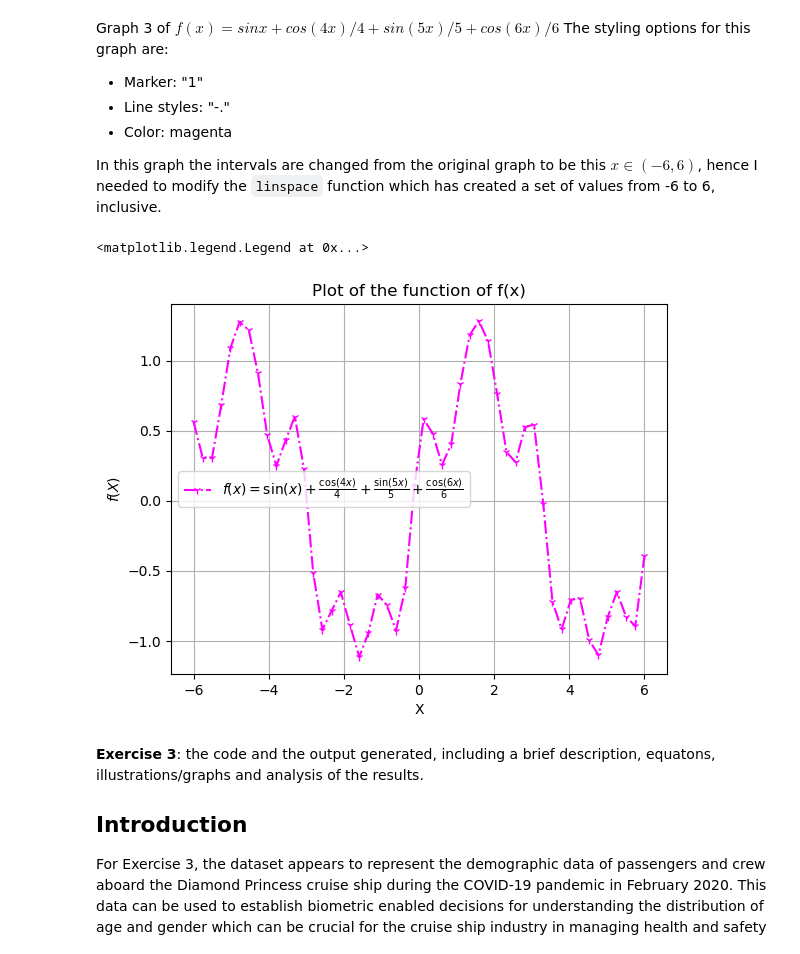
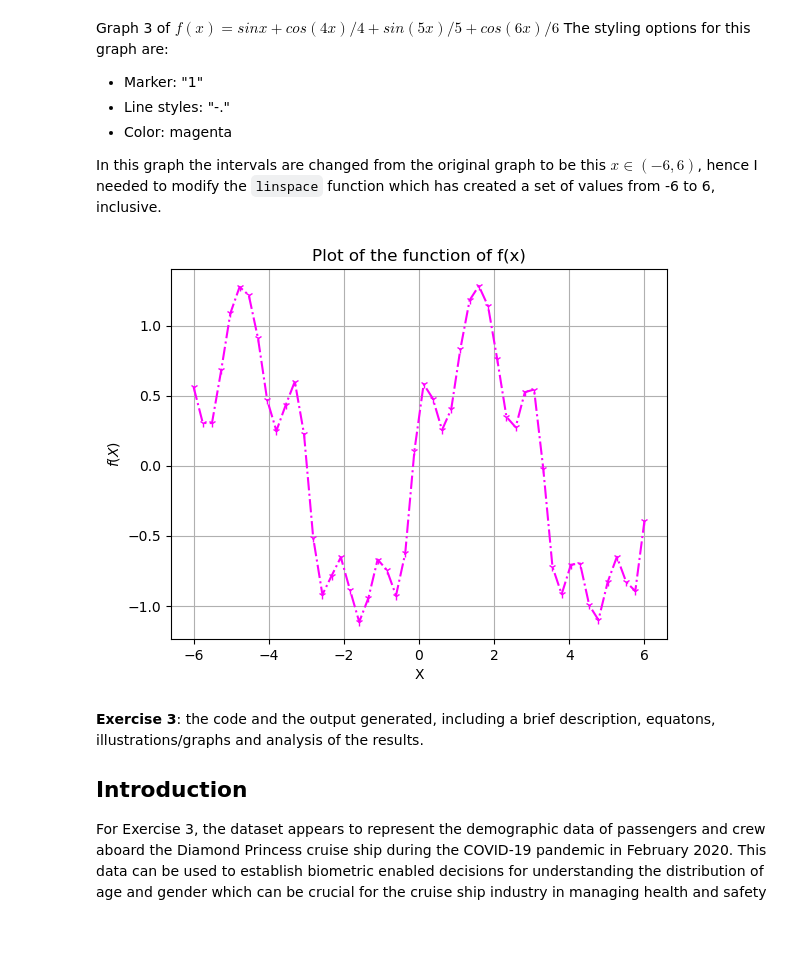
Before and after one commit to Abhay2412/ENCM509Labs, a Jupyter notebook: Lab 1/Lab01-AbhayKhosla.ipynb, the cells around one changed output. Drawn from its saved outputs; the diff is of its cells as text; code cells hidden in the pictures.

```diff
--- a/Lab 1/Lab01-AbhayKhosla.ipynb
+++ b/Lab 1/Lab01-AbhayKhosla.ipynb
@@ -108,14 +104,12 @@ y = np.sin(x) + (np.cos(4*x) / 4) + (np.sin(5*x) / 5) + (np.cos(6*x) / 6)
 # %%
 # The plot configuration options such as the x and y axis labels the title of the graph and the color of the graph
 plt.plot(x,y, marker='1', linestyle='-.', color='magenta', label=r'$f(x) = \sin(x) + \frac{\cos(4x)}{4} + \frac{\sin(5x)}{5} + \frac{\cos(6x)}{6}$')
 plt.title('Plot of the function of f(x)')
 plt.xlabel('X')
 plt.ylabel('$f(X)$')
 plt.grid(True)
-plt.legend()
 # %% [output]
-<matplotlib.legend.Legend at 0x...>
-[figure, old version]
+[figure, new version]
 # %% [markdown]
 **Exercise 3**: the code and the output generated, including a  brief description, equatons, illustrations/graphs and analysis of the results.
 
```
Also changed, not shown: parts of 3 cells of this notebook.
